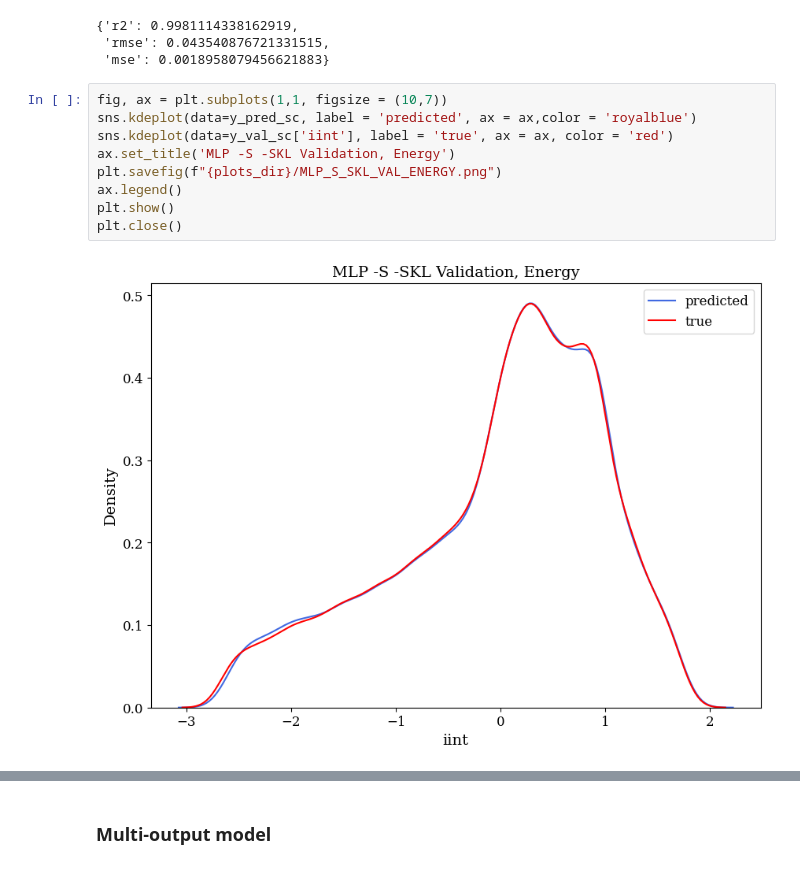
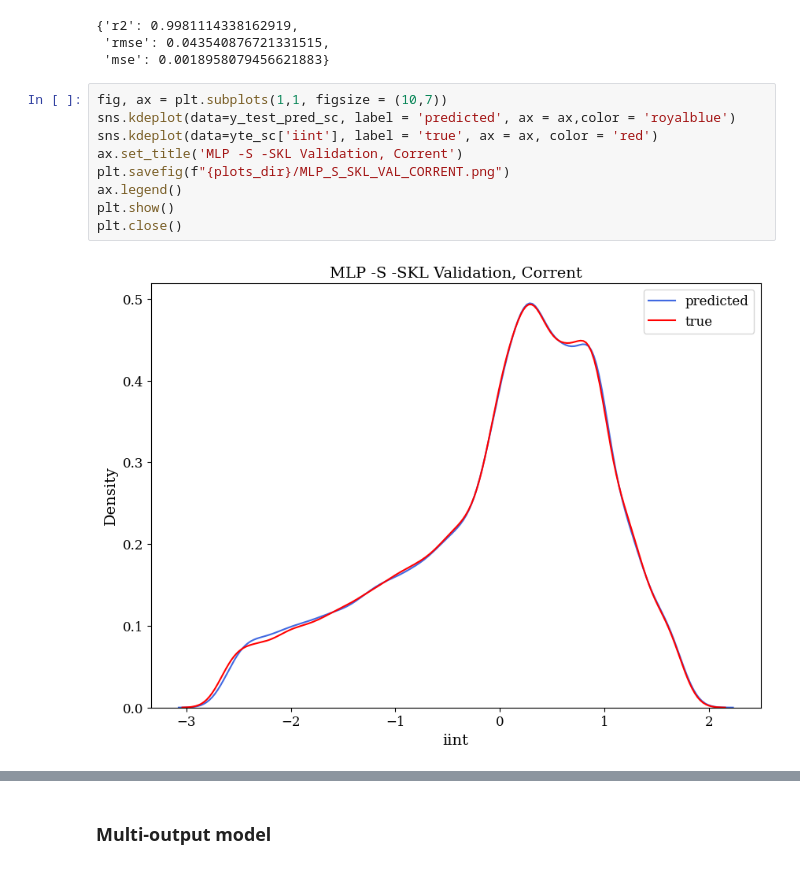
Before and after one commit to moraeseduarda/jupyter_ic, a Jupyter notebook: notebooks/02_treinamento_mlps.ipynb, the cells around one changed output, grey strips where cells are left out. Drawn from its saved outputs; the diff is of its cells as text.

```diff
--- a/notebooks/02_treinamento_mlps.ipynb
+++ b/notebooks/02_treinamento_mlps.ipynb
@@ -446,12 +427,12 @@ score(mlp_regressor, Xte_sc, yte_sc['iint'], 'mlp_S_SKL', 'corrent', 'test')
  'mse': 0.0018958079456621883}
 # %%
 fig, ax = plt.subplots(1,1, figsize = (10,7))
-sns.kdeplot(data=y_pred_sc, label = 'predicted', ax = ax,color = 'royalblue')
-sns.kdeplot(data=y_val_sc['iint'], label = 'true', ax = ax, color = 'red')
-ax.set_title('MLP -S -SKL Validation, Energy')
-plt.savefig(f"{plots_dir}/MLP_S_SKL_VAL_ENERGY.png")
+sns.kdeplot(data=y_test_pred_sc, label = 'predicted', ax = ax,color = 'royalblue')
+sns.kdeplot(data=yte_sc['iint'], label = 'true', ax = ax, color = 'red')
+ax.set_title('MLP -S -SKL Validation, Corrent')
+plt.savefig(f"{plots_dir}/MLP_S_SKL_VAL_CORRENT.png")
 ax.legend()
 plt.show()
 plt.close()
 # %% [output]
-[figure, old version]
+[figure, new version]
```
Also changed, not shown: parts of 31 cells of this notebook, 34 other files.
